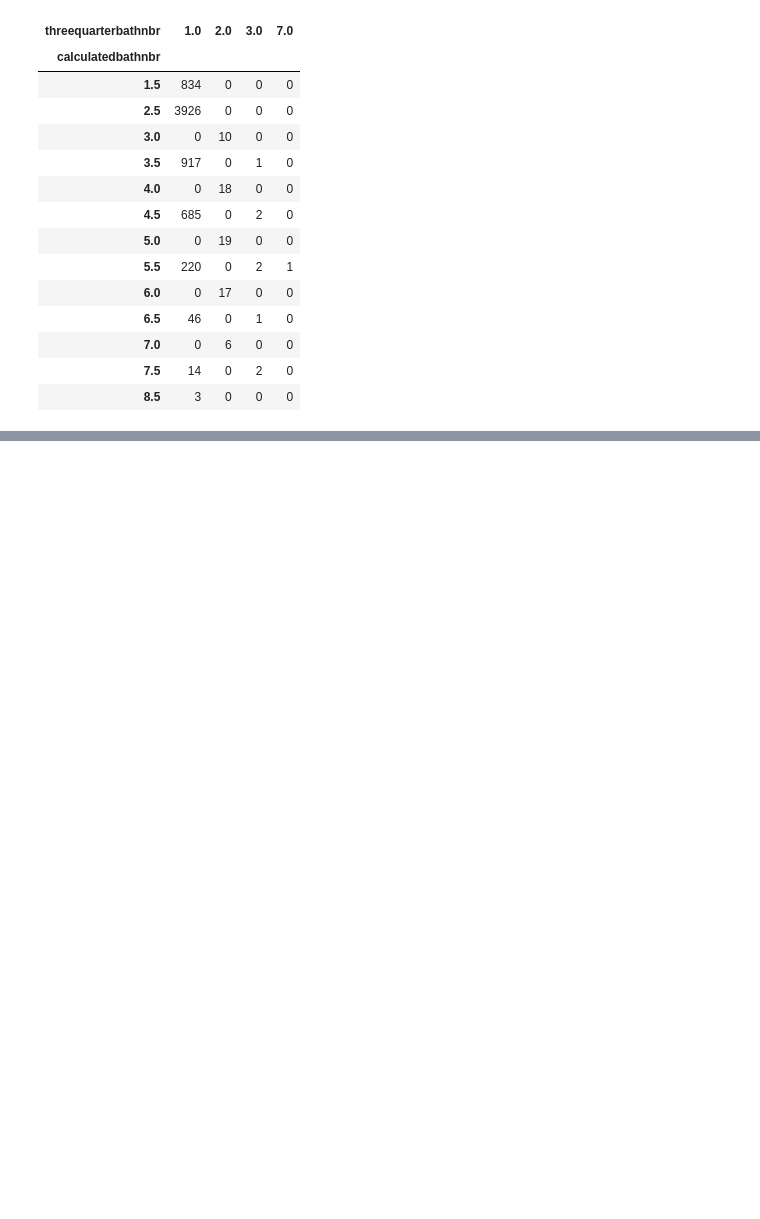
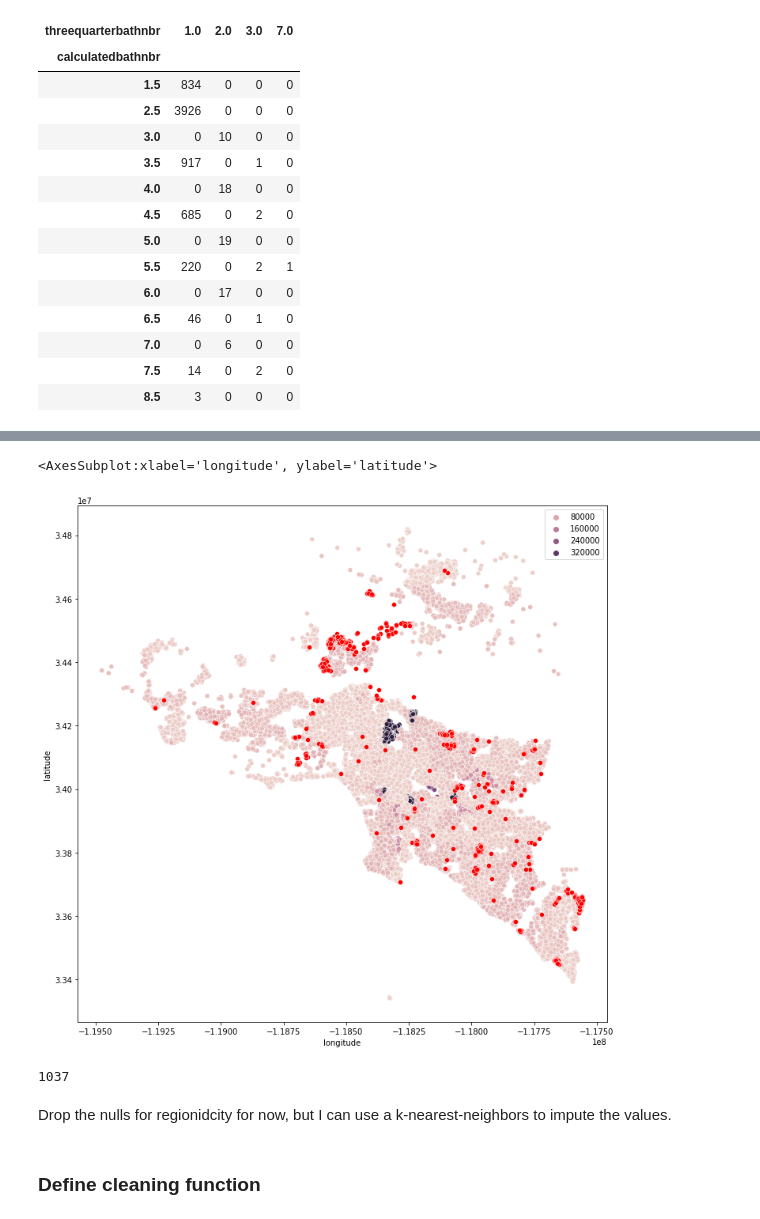
Before and after one commit to MrEnigmamgine/Regression-Project, a Jupyter notebook: wrangle.ipynb, the cells around one changed output, grey strips where cells are left out. Cells and saved outputs as stored; diff of their text form; code cells hidden in the pictures; blank space fills up the shorter version.

```diff
--- a/wrangle.ipynb
+++ b/wrangle.ipynb
@@ -192,0 +412,15 @@ Length: 33, dtype: int64
+# %%
+plt.figure(figsize=(12,12))
+sns.scatterplot(data=df, y=df.latitude.name, x=df.longitude.name, hue=df.regionidcity.name)
+sns.scatterplot(data=df[df.regionidcity.isna()], y=df.latitude.name, x=df.longitude.name, color='red')
+# %% [output]
+<AxesSubplot:xlabel='longitude', ylabel='latitude'>
+[figure, added]
+# %%
+df.regionidcity.isna().sum()
+# %% [output]
+1037
+# %% [markdown]
+Drop the nulls for regionidcity for now, but I can use a k-nearest-neighbors to impute the values.
+# %% [markdown]
+### Define cleaning function
```
Also changed, not shown: parts of 98 cells of this notebook, 5 other files.
